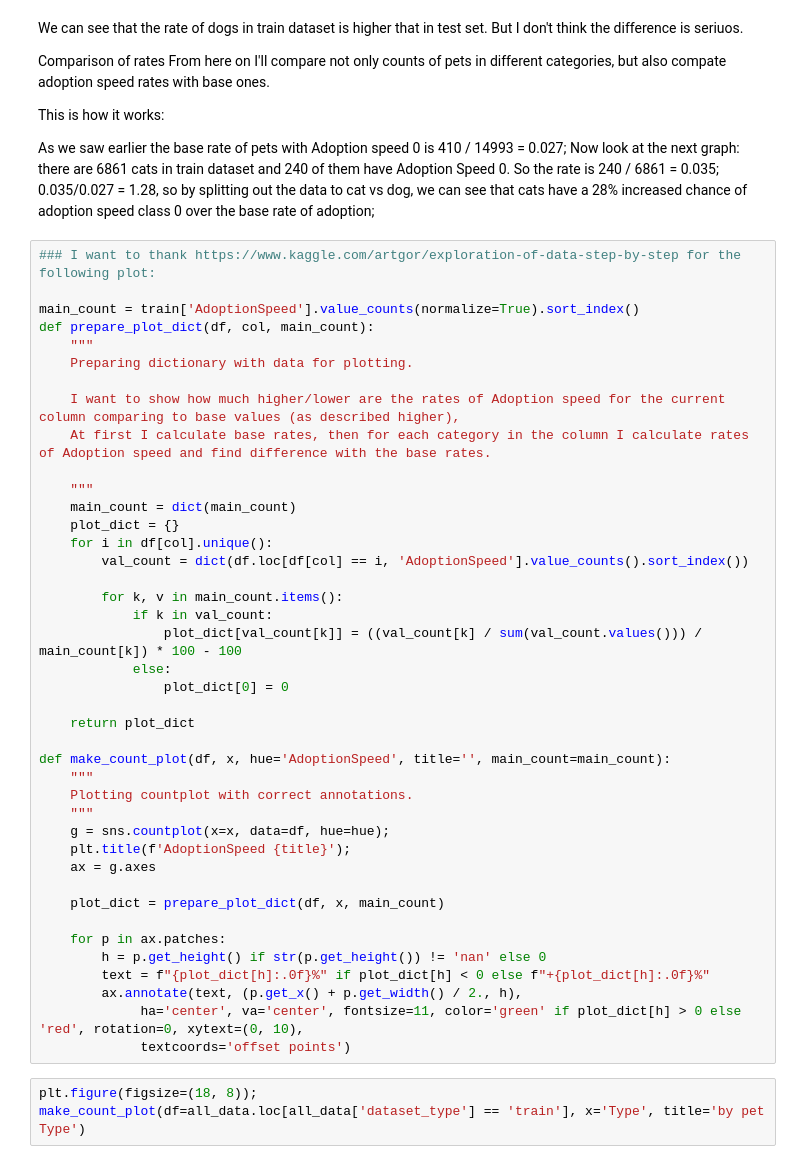
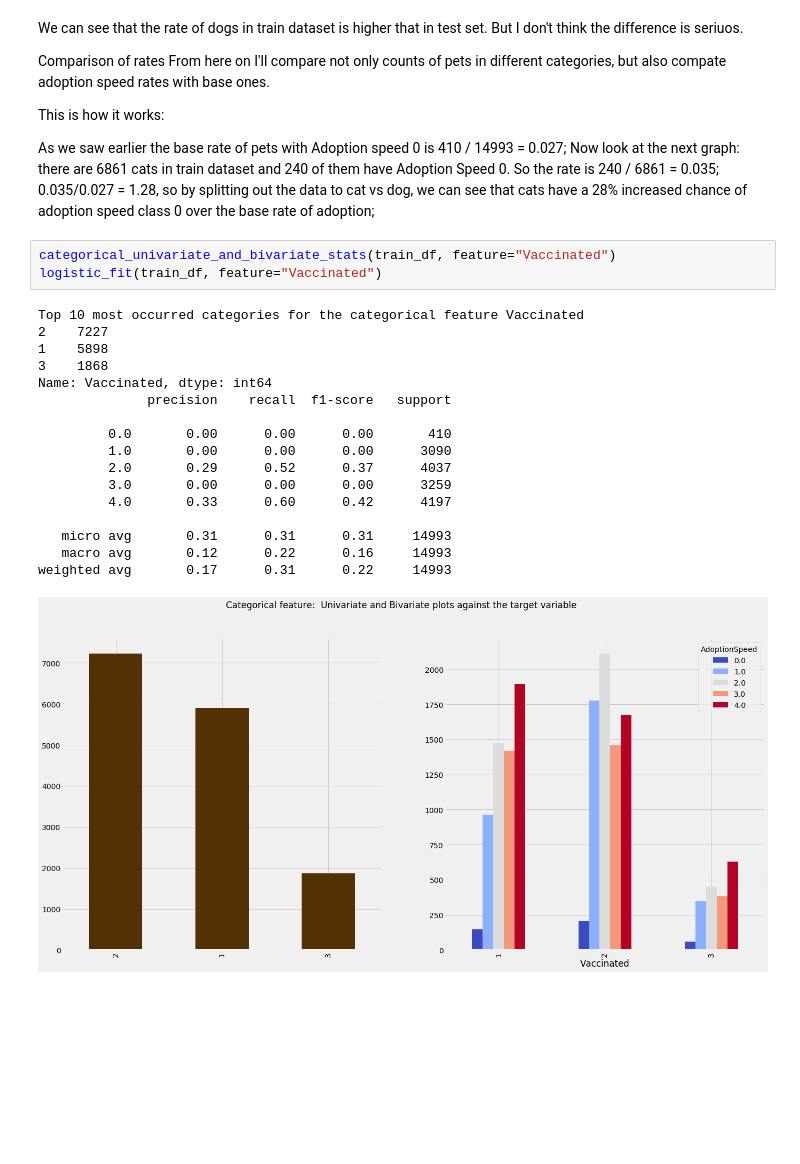
Before and after one commit to praxitelisk/PetFinder.my-Adoption-Prediction, a Jupyter notebook: petfinder EDA.ipynb, the cells around one changed output. Saved outputs shown, nothing was run; the diff lists cells and outputs as text; blank space fills up the shorter version.

```diff
--- a/petfinder EDA.ipynb
+++ b/petfinder EDA.ipynb
@@ -455,47 +500,24 @@ This is how it works:
 As we saw earlier the base rate of pets with Adoption speed 0 is 410 / 14993 = 0.027;
 Now look at the next graph: there are 6861 cats in train dataset and 240 of them have Adoption Speed 0. So the rate is 240 / 6861 = 0.035;
 0.035/0.027 = 1.28, so by splitting out the data to cat vs dog, we can see that cats have a 28% increased chance of adoption speed class 0 over the base rate of adoption;
-# %%
-### I want to thank https://www.kaggle.com/artgor/exploration-of-data-step-by-step for the following plot:
-
-main_count = train['AdoptionSpeed'].value_counts(normalize=True).sort_index()
-def prepare_plot_dict(df, col, main_count):
-    """
-    Preparing dictionary with data for plotting.
-
-    I want to show how much higher/lower are the rates of Adoption speed for the current column comparing to base values (as described higher),
-    At first I calculate base rates, then for each category in the column I calculate rates of Adoption speed and find difference with the base rates.
-
-    """
-    main_count = dict(main_count)
-    plot_dict = {}
-    for i in df[col].unique():
-        val_count = dict(df.loc[df[col] == i, 'AdoptionSpeed'].value_counts().sort_index())
-
-        for k, v in main_count.items():
-            if k in val_count:
-                plot_dict[val_count[k]] = ((val_count[k] / sum(val_count.values())) / main_count[k]) * 100 - 100
-            else:
-                plot_dict[0] = 0
-
-    return plot_dict
-
-def make_count_plot(df, x, hue='AdoptionSpeed', title='', main_count=main_count):
-    """
-    Plotting countplot with correct annotations.
-    """
-    g = sns.countplot(x=x, data=df, hue=hue);
-    plt.title(f'AdoptionSpeed {title}');
-    ax = g.axes
-
-    plot_dict = prepare_plot_dict(df, x, main_count)
-
-    for p in ax.patches:
-        h = p.get_height() if str(p.get_height()) != 'nan' else 0
-        text = f"{plot_dict[h]:.0f}%" if plot_dict[h] < 0 else f"+{plot_dict[h]:.0f}%"
-        ax.annotate(text, (p.get_x() + p.get_width() / 2., h),
-             ha='center', va='center', fontsize=11, color='green' if plot_dict[h] > 0 else 'red', rotation=0, xytext=(0, 10),
-             textcoords='offset points')
-# %%
-plt.figure(figsize=(18, 8));
-make_count_plot(df=all_data.loc[all_data['dataset_type'] == 'train'], x='Type', title='by pet Type')
+# %%
+categorical_univariate_and_bivariate_stats(train_df, feature="Vaccinated")
+logistic_fit(train_df, feature="Vaccinated")
+# %% [output]
+Top 10 most occurred categories for the categorical feature Vaccinated
+2    7227
+1    5898
+3    1868
+Name: Vaccinated, dtype: int64
+              precision    recall  f1-score   support
+
+         0.0       0.00      0.00      0.00       410
+         1.0       0.00      0.00      0.00      3090
+         2.0       0.29      0.52      0.37      4037
+         3.0       0.00      0.00      0.00      3259
+         4.0       0.33      0.60      0.42      4197
+
+   micro avg       0.31      0.31      0.31     14993
+   macro avg       0.12      0.22      0.16     14993
+weighted avg       0.17      0.31      0.22     14993
+[figure, added]
```
Also changed, not shown: parts of 22 cells of this notebook.
